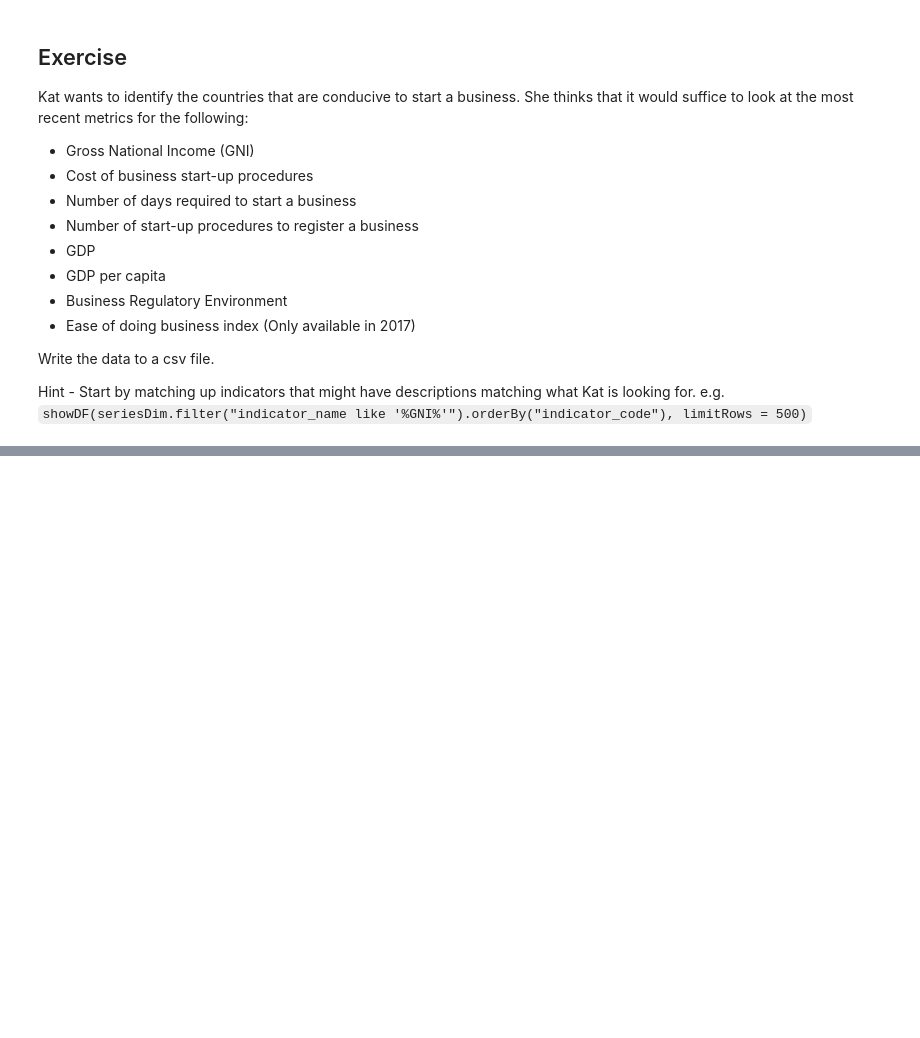
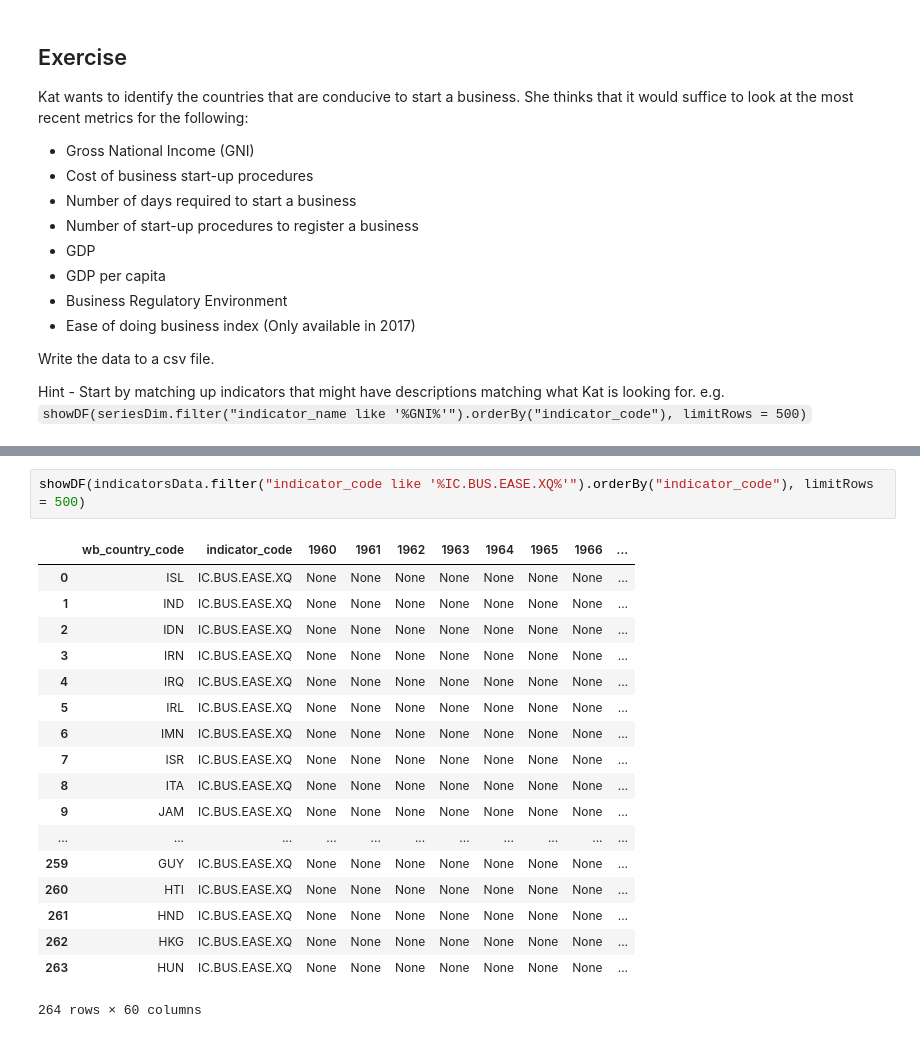
Before and after one commit to ajupton/WIBD-Workshops-2018, a Jupyter notebook: Data Engineering/WDI/notebooks/Data Engineering - Part 2.ipynb, the cells around one changed output, grey strips where cells are left out. Cells and saved outputs as stored; diff of their text form; blank space fills up the shorter version.

```diff
--- a/Data Engineering/WDI/notebooks/Data Engineering - Part 2.ipynb
+++ b/Data Engineering/WDI/notebooks/Data Engineering - Part 2.ipynb
@@ -567,0 +888,21 @@ Hint - Start by matching up indicators that might have descriptions matching wha
+# %%
+showDF(indicatorsData.filter("indicator_code like '%IC.BUS.EASE.XQ%'").orderBy("indicator_code"), limitRows = 500)
+# %% [output]
+|  | wb_country_code | indicator_code | 1960 | 1961 | 1962 | 1963 | 1964 | 1965 | 1966 | ... |
+| 0 | ISL | IC.BUS.EASE.XQ | None | None | None | None | None | None | None | ... |
+| 1 | IND | IC.BUS.EASE.XQ | None | None | None | None | None | None | None | ... |
+| 2 | IDN | IC.BUS.EASE.XQ | None | None | None | None | None | None | None | ... |
+| 3 | IRN | IC.BUS.EASE.XQ | None | None | None | None | None | None | None | ... |
+| 4 | IRQ | IC.BUS.EASE.XQ | None | None | None | None | None | None | None | ... |
+| 5 | IRL | IC.BUS.EASE.XQ | None | None | None | None | None | None | None | ... |
+| 6 | IMN | IC.BUS.EASE.XQ | None | None | None | None | None | None | None | ... |
+| 7 | ISR | IC.BUS.EASE.XQ | None | None | None | None | None | None | None | ... |
+| 8 | ITA | IC.BUS.EASE.XQ | None | None | None | None | None | None | None | ... |
+| 9 | JAM | IC.BUS.EASE.XQ | None | None | None | None | None | None | None | ... |
+| ... | ... | ... | ... | ... | ... | ... | ... | ... | ... | ... |
+| 259 | GUY | IC.BUS.EASE.XQ | None | None | None | None | None | None | None | ... |
+| 260 | HTI | IC.BUS.EASE.XQ | None | None | None | None | None | None | None | ... |
+| 261 | HND | IC.BUS.EASE.XQ | None | None | None | None | None | None | None | ... |
+| 262 | HKG | IC.BUS.EASE.XQ | None | None | None | None | None | None | None | ... |
+| 263 | HUN | IC.BUS.EASE.XQ | None | None | None | None | None | None | None | ... |
+264 rows × 60 columns
```
Also changed, not shown: parts of 43 cells of this notebook, 12 other files.
